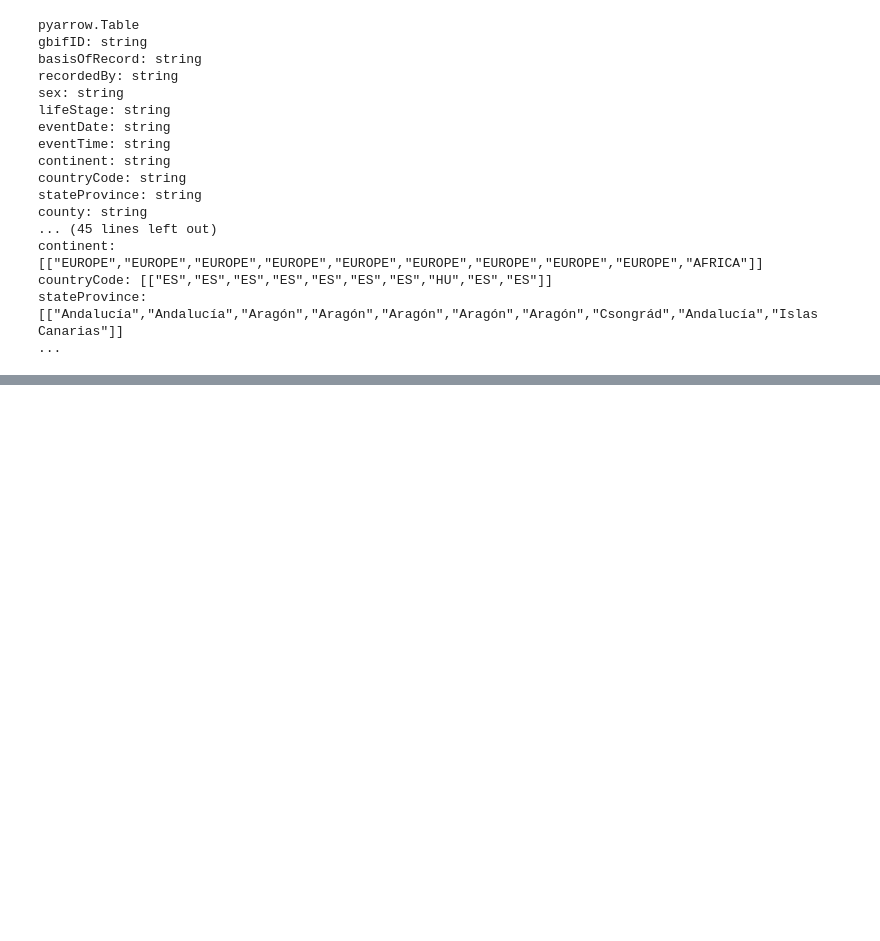
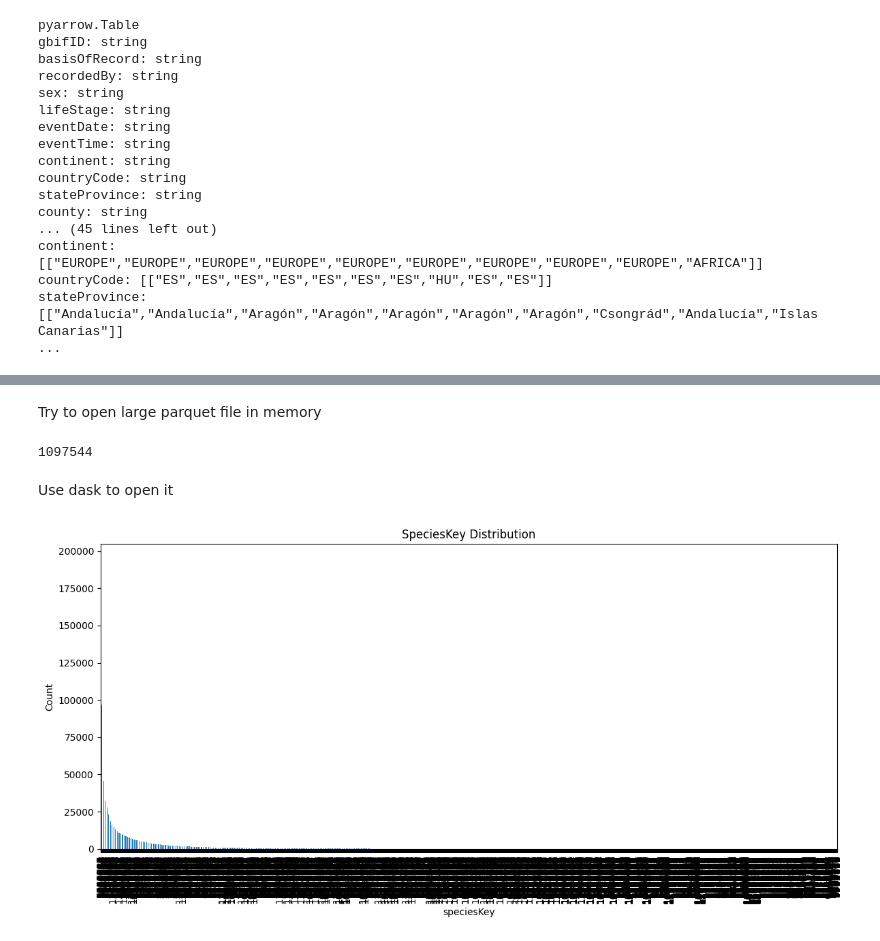
Before and after one commit to GuillaumeMougeot/gbifxdl, a Jupyter notebook: dev/gbif-bulk.ipynb, the cells around one changed output, grey strips where cells are left out. Drawn from its saved outputs; the diff is of its cells as text; code cells hidden in the pictures; blank space fills up the shorter version.

```diff
--- a/dev/gbif-bulk.ipynb
+++ b/dev/gbif-bulk.ipynb
@@ -831,3 +839,5 @@ chunk.head()
 | 1002 | 1571123333 | StillImage | image/jpeg | https://inaturalist-open-data.s3.... | https://www.inaturalist.org/photo... | NaN | NaN | NaN | NaN | 2017-06-11T14:27:47-07:00 | ... |
 | 1003 | 1571123338 | StillImage | image/jpeg | https://inaturalist-open-data.s3.... | https://www.inaturalist.org/photo... | NaN | NaN | NaN | NaN | 2017-06-11T11:51:16-07:00 | ... |
 | 1004 | 1571126236 | StillImage | image/jpeg | https://inaturalist-open-data.s3.... | https://www.inaturalist.org/photo... | NaN | NaN | NaN | NaN | 2017-06-12T05:04:02Z | ... |
+# %% [markdown]
+Try to open large parquet file in memory
@@ -833,0 +846,21 @@ chunk.head()
+# %%
+len(df)
+# %% [output]
+1097544
+# %% [markdown]
+Use dask to open it
+# %%
+df = dd.read_parquet("/home/george/codes/gbifxdl/data/classif/lepi/0061420-241126133413365.parquet")
+# %%
+# Compute speciesKey distribution
+species_distribution = df["speciesKey"].value_counts().compute()
+
+# Plot the distribution
+species_distribution.plot(kind="bar", figsize=(12, 6))
+plt.xlabel("speciesKey")
+plt.ylabel("Count")
+plt.title("SpeciesKey Distribution")
+plt.tight_layout()
+plt.show()
+# %% [output]
+[figure, added]
```
Also changed, not shown: parts of 5 cells of this notebook, 6 other files.
